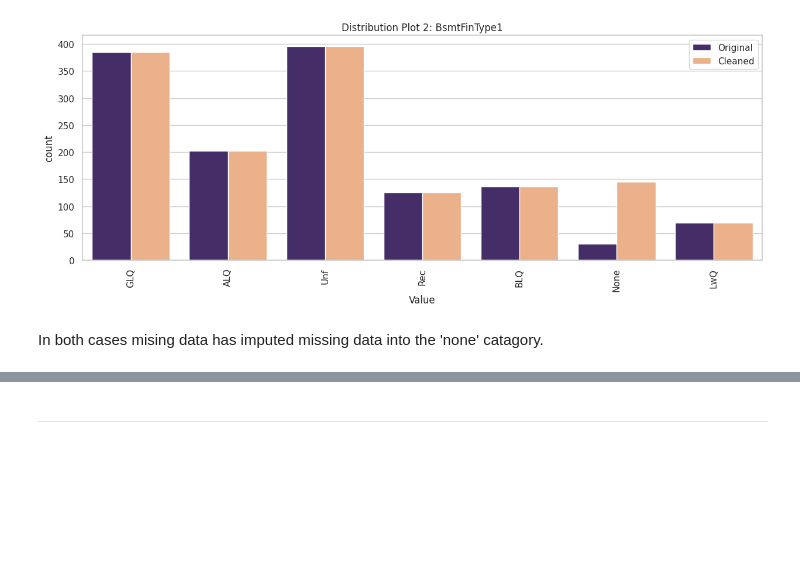
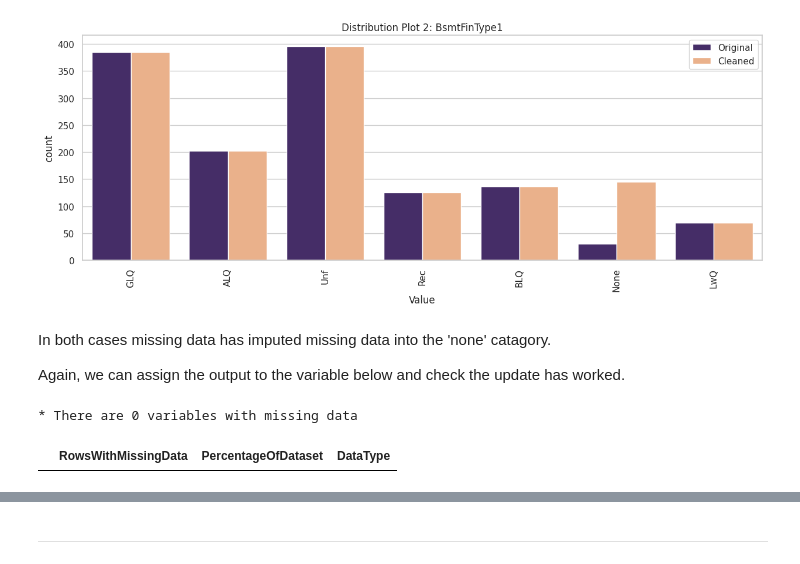
Before and after one commit to ewradcliffe/Heritage-Housing, a Jupyter notebook: jupyter_notebooks/DataCleaning.ipynb, the cells around one changed output, grey strips where cells are left out. Saved outputs shown, nothing was run; the diff lists cells and outputs as text; code cells hidden in the pictures; blank space fills up the shorter version.

```diff
--- a/jupyter_notebooks/DataCleaning.ipynb
+++ b/jupyter_notebooks/DataCleaning.ipynb
@@ -241,4 +253,14 @@ DataCleaningEffect(df_original=house_prices_df,
 [figure]
 [figure]
 # %% [markdown]
-In both cases mising data has imputed missing data into the 'none' catagory.
+In both cases missing data has imputed missing data into the 'none' catagory.
+
+Again, we can assign the output to the variable below and check the update has worked.
+# %%
+house_prices_df = df_method
+df_missing_data = EvaluateMissingData(house_prices_df)
+print(f"* There are {df_missing_data.shape[0]} variables with missing data \n")
+df_missing_data
+# %% [output]
+* There are 0 variables with missing data
+|  | RowsWithMissingData | PercentageOfDataset | DataType |
```
Also changed, not shown: parts of 4 cells of this notebook, 1 other file.
